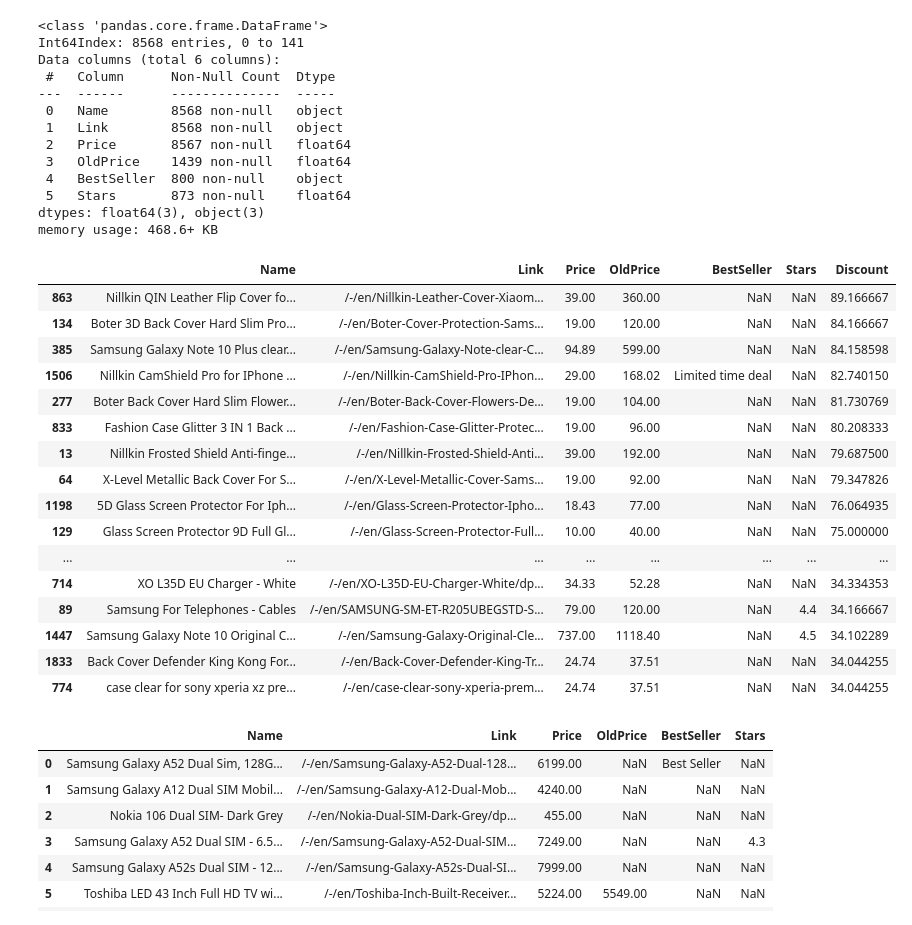
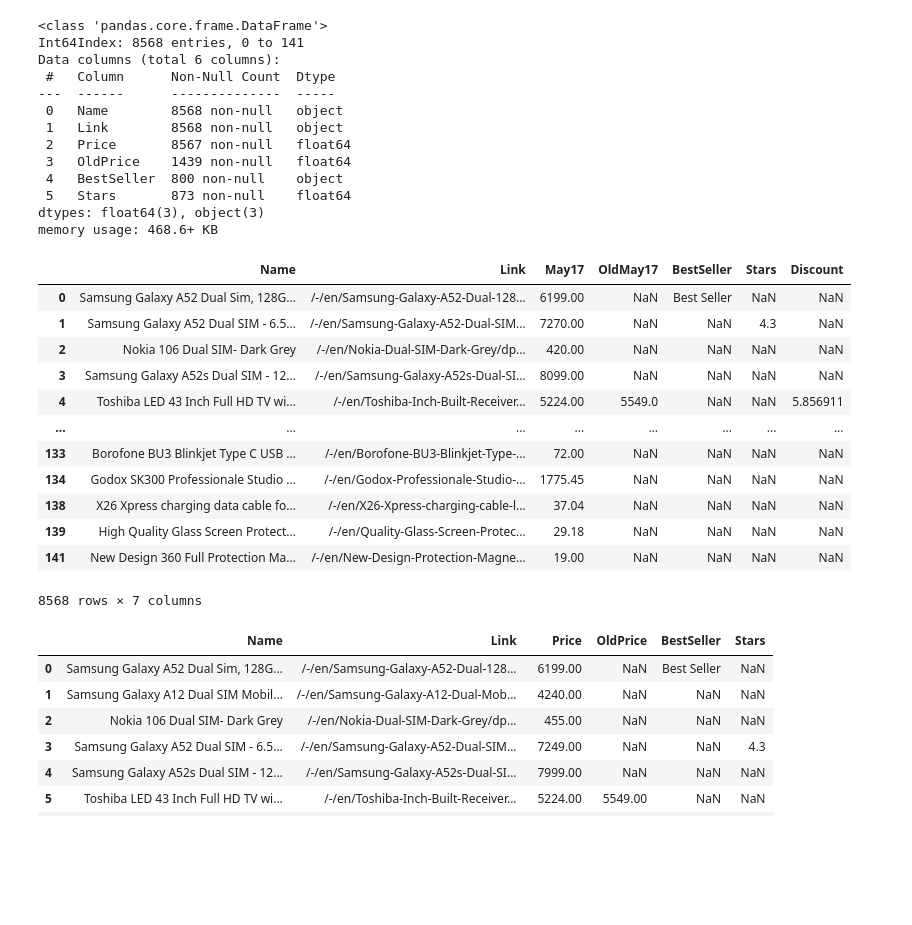
Before and after one commit to Mahmodev/Prices-analysis, a Jupyter notebook: Untitled.ipynb, the cells around one changed output. Saved outputs shown, nothing was run; the diff lists cells and outputs as text; code cells hidden in the pictures; blank space fills up the shorter version.

```diff
--- a/Untitled.ipynb
+++ b/Untitled.ipynb
@@ -3,7 +3,10 @@ import pandas as pd
 import matplotlib.pyplot as plt
 import numpy as np
 from numpy import NaN
-pd.set_option('display.max_rows', None,'display.max_colwidth', None)
+pd.set_option('display.max_colwidth', None)
+pd.set_option('display.max_rows', 180)
+from IPython.display import display, HTML
+display(HTML("<style>.container { width:90% !important; }</style>"))
 # %%
 df1 = pd.read_csv('Datasets/elec_may_17/1.csv')
 df2 = pd.read_csv('Datasets/elec_may_17/2.csv')
@@ -81,26 +84,21 @@ memory usage: 468.6+ KB
 # %%
 df['Discount'] = (1-(df['Price']/df['OldPrice']))*100
 # %%
-sorted_df = df.sort_values(['Discount','Price'], ascending = False)
-sorted_df.head(200)
+df.rename(columns={"Price": "May17", "OldPrice": "OldMay17"})
 # %% [output]
-|  | Name | Link | Price | OldPrice | BestSeller | Stars | Discount |
-| 863 | Nillkin QIN Leather Flip Cover fo... | /-/en/Nillkin-Leather-Cover-Xiaom... | 39.00 | 360.00 | NaN | NaN | 89.166667 |
-| 134 | Boter 3D Back Cover Hard Slim Pro... | /-/en/Boter-Cover-Protection-Sams... | 19.00 | 120.00 | NaN | NaN | 84.166667 |
-| 385 | Samsung Galaxy Note 10 Plus clear... | /-/en/Samsung-Galaxy-Note-clear-C... | 94.89 | 599.00 | NaN | NaN | 84.158598 |
-| 1506 | Nillkin CamShield Pro for IPhone ... | /-/en/Nillkin-CamShield-Pro-IPhon... | 29.00 | 168.02 | Limited time deal | NaN | 82.740150 |
-| 277 | Boter Back Cover Hard Slim Flower... | /-/en/Boter-Back-Cover-Flowers-De... | 19.00 | 104.00 | NaN | NaN | 81.730769 |
-| 833 | Fashion Case Glitter 3 IN 1 Back ... | /-/en/Fashion-Case-Glitter-Protec... | 19.00 | 96.00 | NaN | NaN | 80.208333 |
-| 13 | Nillkin Frosted Shield Anti-finge... | /-/en/Nillkin-Frosted-Shield-Anti... | 39.00 | 192.00 | NaN | NaN | 79.687500 |
-| 64 | X-Level Metallic Back Cover For S... | /-/en/X-Level-Metallic-Cover-Sams... | 19.00 | 92.00 | NaN | NaN | 79.347826 |
-| 1198 | 5D Glass Screen Protector For Iph... | /-/en/Glass-Screen-Protector-Ipho... | 18.43 | 77.00 | NaN | NaN | 76.064935 |
-| 129 | Glass Screen Protector 9D Full Gl... | /-/en/Glass-Screen-Protector-Full... | 10.00 | 40.00 | NaN | NaN | 75.000000 |
+|  | Name | Link | May17 | OldMay17 | BestSeller | Stars | Discount |
+| 0 | Samsung Galaxy A52 Dual Sim, 128G... | /-/en/Samsung-Galaxy-A52-Dual-128... | 6199.00 | NaN | Best Seller | NaN | NaN |
+| 1 | Samsung Galaxy A52 Dual SIM - 6.5... | /-/en/Samsung-Galaxy-A52-Dual-SIM... | 7270.00 | NaN | NaN | 4.3 | NaN |
+| 2 | Nokia 106 Dual SIM- Dark Grey | /-/en/Nokia-Dual-SIM-Dark-Grey/dp... | 420.00 | NaN | NaN | NaN | NaN |
+| 3 | Samsung Galaxy A52s Dual SIM - 12... | /-/en/Samsung-Galaxy-A52s-Dual-SI... | 8099.00 | NaN | NaN | NaN | NaN |
+| 4 | Toshiba LED 43 Inch Full HD TV wi... | /-/en/Toshiba-Inch-Built-Receiver... | 5224.00 | 5549.0 | NaN | NaN | 5.856911 |
 | ... | ... | ... | ... | ... | ... | ... | ... |
-| 714 | XO L35D EU Charger - White | /-/en/XO-L35D-EU-Charger-White/dp... | 34.33 | 52.28 | NaN | NaN | 34.334353 |
-| 89 | Samsung For Telephones - Cables | /-/en/SAMSUNG-SM-ET-R205UBEGSTD-S... | 79.00 | 120.00 | NaN | 4.4 | 34.166667 |
-| 1447 | Samsung Galaxy Note 10 Original C... | /-/en/Samsung-Galaxy-Original-Cle... | 737.00 | 1118.40 | NaN | 4.5 | 34.102289 |
-| 1833 | Back Cover Defender King Kong For... | /-/en/Back-Cover-Defender-King-Tr... | 24.74 | 37.51 | NaN | NaN | 34.044255 |
-| 774 | case clear for sony xperia xz pre... | /-/en/case-clear-sony-xperia-prem... | 24.74 | 37.51 | NaN | NaN | 34.044255 |
+| 133 | Borofone BU3 Blinkjet Type C USB ... | /-/en/Borofone-BU3-Blinkjet-Type-... | 72.00 | NaN | NaN | NaN | NaN |
+| 134 | Godox SK300 Professionale Studio ... | /-/en/Godox-Professionale-Studio-... | 1775.45 | NaN | NaN | NaN | NaN |
+| 138 | X26 Xpress charging data cable fo... | /-/en/X26-Xpress-charging-cable-l... | 37.04 | NaN | NaN | NaN | NaN |
+| 139 | High Quality Glass Screen Protect... | /-/en/Quality-Glass-Screen-Protec... | 29.18 | NaN | NaN | NaN | NaN |
+| 141 | New Design 360 Full Protection Ma... | /-/en/New-Design-Protection-Magne... | 19.00 | NaN | NaN | NaN | NaN |
+8568 rows × 7 columns
 # %%
 ndf1 = pd.read_csv('Datasets/elec_may_21/1.csv')
 ndf2 = pd.read_csv('Datasets/elec_may_21/2.csv')
```
Also changed, not shown: parts of 8 cells of this notebook.
